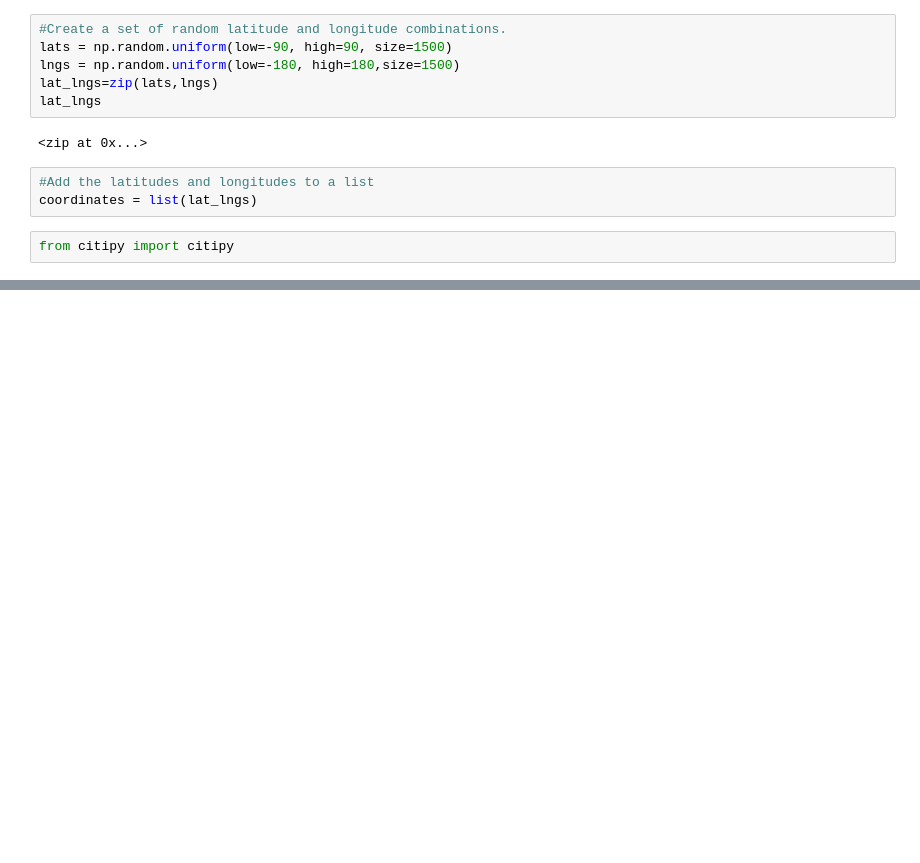
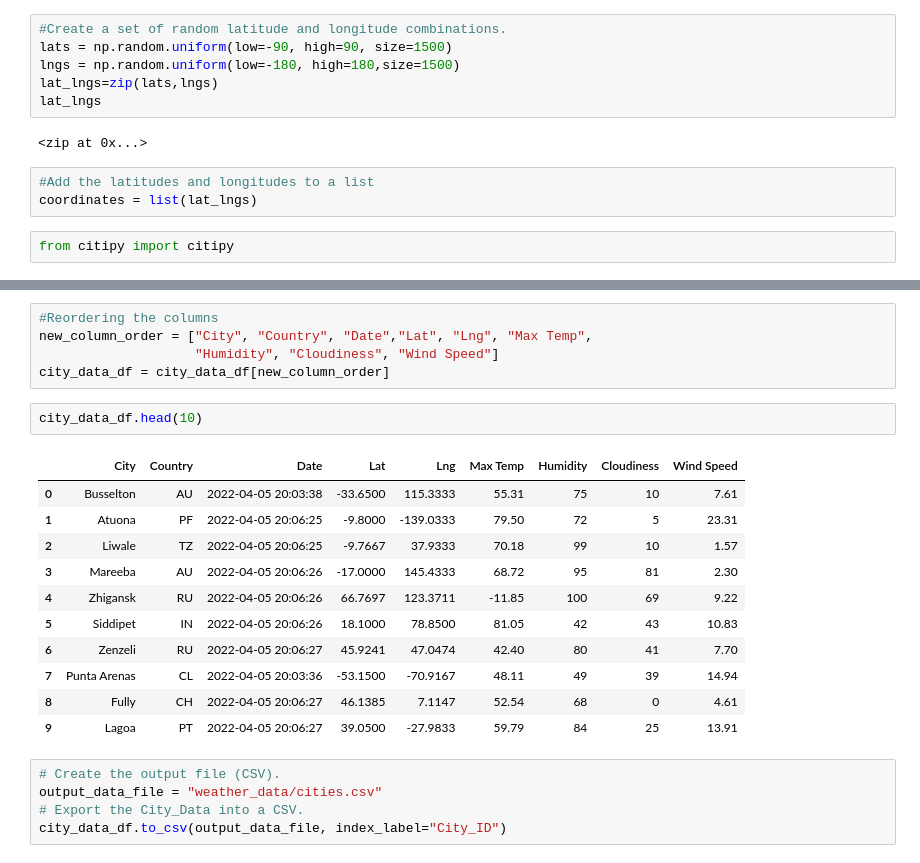
Before and after one commit to duygusimsek/World_Weather_Analysis, a Jupyter notebook: WeatherPy.ipynb, the cells around one changed output, grey strips where cells are left out. Cells and saved outputs as stored; diff of their text form; blank space fills up the shorter version.

```diff
--- a/WeatherPy.ipynb
+++ b/WeatherPy.ipynb
@@ -33,0 +145,24 @@ len(cities)
+# %%
+#Reordering the columns
+new_column_order = ["City", "Country", "Date","Lat", "Lng", "Max Temp",
+                    "Humidity", "Cloudiness", "Wind Speed"]
+city_data_df = city_data_df[new_column_order]
+# %%
+city_data_df.head(10)
+# %% [output]
+|  | City | Country | Date | Lat | Lng | Max Temp | Humidity | Cloudiness | Wind Speed |
+| 0 | Busselton | AU | 2022-04-05 20:03:38 | -33.6500 | 115.3333 | 55.31 | 75 | 10 | 7.61 |
+| 1 | Atuona | PF | 2022-04-05 20:06:25 | -9.8000 | -139.0333 | 79.50 | 72 | 5 | 23.31 |
+| 2 | Liwale | TZ | 2022-04-05 20:06:25 | -9.7667 | 37.9333 | 70.18 | 99 | 10 | 1.57 |
+| 3 | Mareeba | AU | 2022-04-05 20:06:26 | -17.0000 | 145.4333 | 68.72 | 95 | 81 | 2.30 |
+| 4 | Zhigansk | RU | 2022-04-05 20:06:26 | 66.7697 | 123.3711 | -11.85 | 100 | 69 | 9.22 |
+| 5 | Siddipet | IN | 2022-04-05 20:06:26 | 18.1000 | 78.8500 | 81.05 | 42 | 43 | 10.83 |
+| 6 | Zenzeli | RU | 2022-04-05 20:06:27 | 45.9241 | 47.0474 | 42.40 | 80 | 41 | 7.70 |
+| 7 | Punta Arenas | CL | 2022-04-05 20:03:36 | -53.1500 | -70.9167 | 48.11 | 49 | 39 | 14.94 |
+| 8 | Fully | CH | 2022-04-05 20:06:27 | 46.1385 | 7.1147 | 52.54 | 68 | 0 | 4.61 |
+| 9 | Lagoa | PT | 2022-04-05 20:06:27 | 39.0500 | -27.9833 | 59.79 | 84 | 25 | 13.91 |
+# %%
+# Create the output file (CSV).
+output_data_file = "weather_data/cities.csv"
+# Export the City_Data into a CSV.
+city_data_df.to_csv(output_data_file, index_label="City_ID")
```
Also changed, not shown: parts of 7 cells of this notebook, 1 other file.
